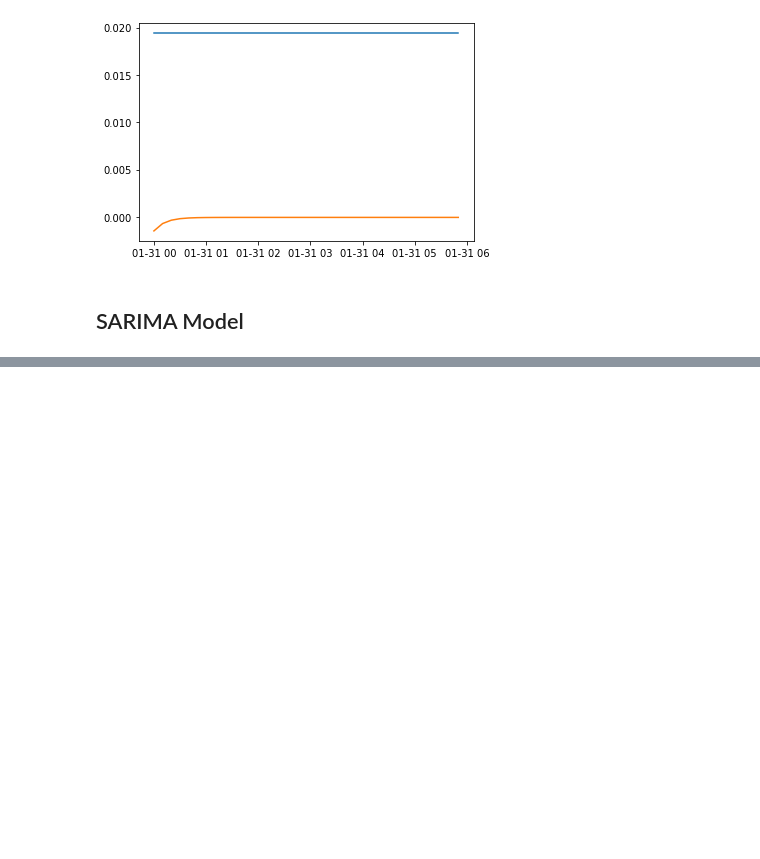
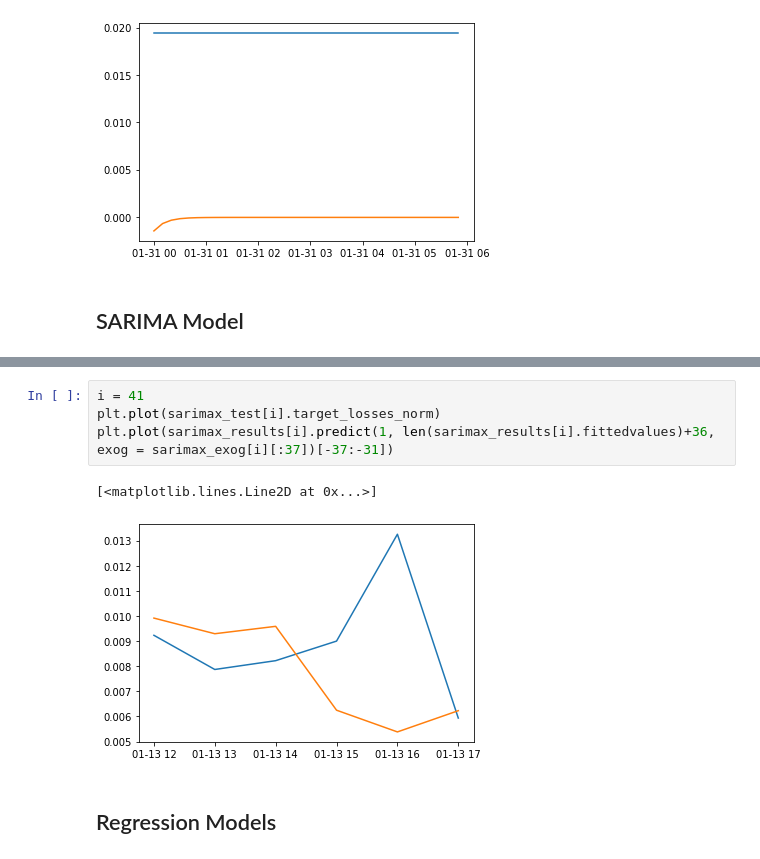
Before and after one commit to ThomTe314/capstone_quadra, a Jupyter notebook: Capstone ML.ipynb, the cells around one changed output, grey strips where cells are left out. Drawn from its saved outputs; the diff is of its cells as text; blank space fills up the shorter version.

```diff
--- a/Capstone ML.ipynb
+++ b/Capstone ML.ipynb
@@ -903,0 +1052,9 @@ MemoryError: Unable to allocate 158. MiB for an array with shape (146, 146, 972)
+# %%
+i = 41
+plt.plot(sarimax_test[i].target_losses_norm)
+plt.plot(sarimax_results[i].predict(1, len(sarimax_results[i].fittedvalues)+36, exog = sarimax_exog[i][:37])[-37:-31])
+# %% [output]
+[<matplotlib.lines.Line2D at 0x...>]
+[figure, added]
+# %% [markdown]
+## Regression Models
```
Also changed, not shown: parts of 19 cells of this notebook, 1 other file.
